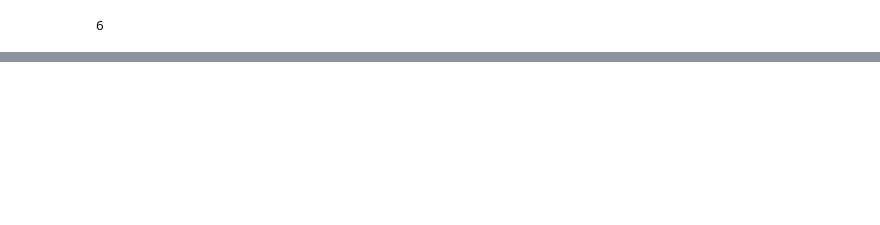
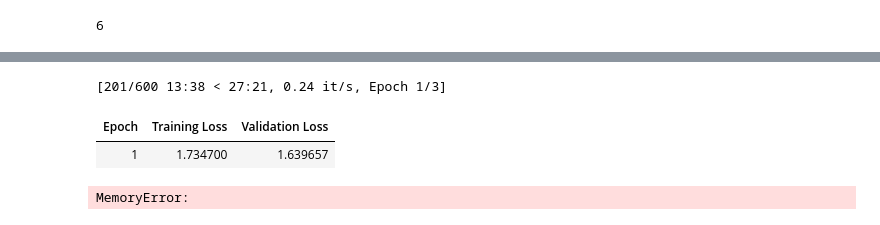
Before and after one commit to Aryan-coder-student/InnerFeelings, a Jupyter notebook: models/text/notebooks/text_model.ipynb, the cells around one changed output, grey strips where cells are left out. Saved outputs shown, nothing was run; the diff lists cells and outputs as text; code cells hidden in the pictures; blank space fills up the shorter version.

```diff
--- a/models/text/notebooks/text_model.ipynb
+++ b/models/text/notebooks/text_model.ipynb
@@ -146,4 +127,9 @@ test_dataset.set_format(
 )
+# %%
+from datasets import Value
+train_dataset = train_dataset.cast_column("label", Value("int64"))
+val_dataset = val_dataset.cast_column("label", Value("int64"))
+test_dataset = test_dataset.cast_column("label", Value("int64"))
 # %%
 num_labels = len(idx_2_class)
 num_labels
@@ -185,0 +146,9 @@ LEDForSequenceClassification(
+# %%
+robert_model = AutoModelForSequenceClassification.from_pretrained(
+    model_id,
+    cache_dir="../xlm_robert_model",
+    # quantization_config=bnb_config,
+    id2label=idx_2_class,
+    label2id=class_2_idx,
+    num_labels=num_labels
+).to(device)
@@ -185,0 +216,30 @@ LEDForSequenceClassification(
+# %%
+from transformers import Trainer, TrainingArguments
+training_args = TrainingArguments(
+    output_dir="../xlm_robert_model",
+    eval_strategy="epoch",
+    save_strategy="epoch",
+    learning_rate=2e-4,
+
+    per_device_train_batch_size=batch_size,
+    per_device_eval_batch_size=batch_size,
+    num_train_epochs=3,
+    weight_decay=0.01,
+    logging_steps=10,
+    load_best_model_at_end=True,
+)
+# %%
+trainer = Trainer(
+    model=robert_model,
+    args=training_args,
+    train_dataset=train_dataset,
+    eval_dataset=val_dataset,
+)
+# %%
+# Ensure label column is int for all datasets
+trainer.train()
+# %% [output]
+[201/600 13:38 < 27:21, 0.24 it/s, Epoch 1/3]
+| Epoch | Training Loss | Validation Loss |
+| 1 | 1.734700 | 1.639657 |
+MemoryError:
```
Also changed, not shown: parts of 14 cells of this notebook, 1 other file.
